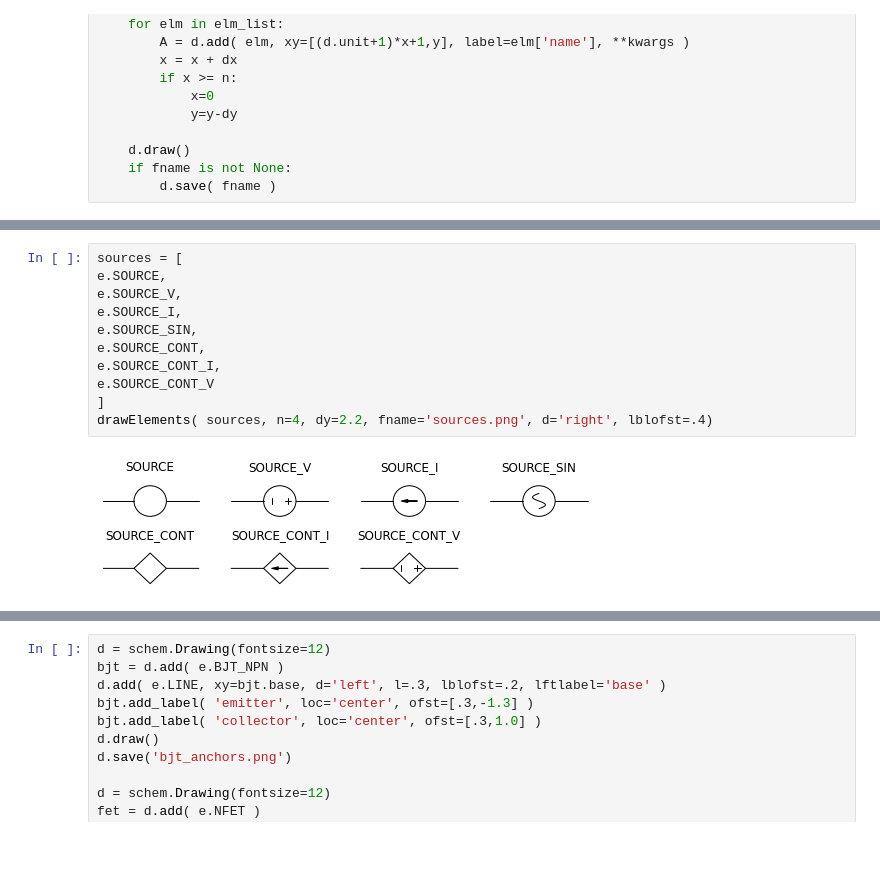
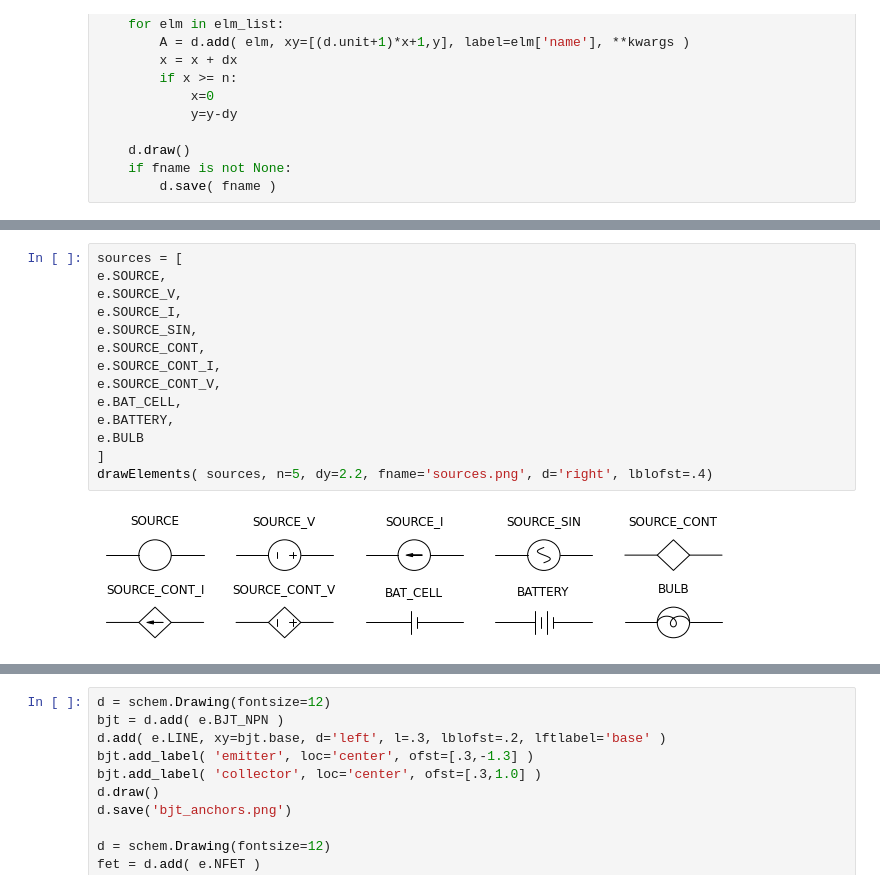
Before and after one commit to cdelker/schemdraw, a Jupyter notebook: docs/img/doc_images.ipynb, the cells around one changed output, grey strips where cells are left out. Saved outputs shown, nothing was run; the diff lists cells and outputs as text; blank space fills up the shorter version.

Commit message:
Added battery, push buttons, and speaker.

```diff
--- a/docs/img/doc_images.ipynb
+++ b/docs/img/doc_images.ipynb
@@ -44,16 +44,19 @@ drawElements(elements_2term, n=4, fname='2term.png', lblofst=.6, lblloc='center'
 # %%
 sources = [
 e.SOURCE,
 e.SOURCE_V,
 e.SOURCE_I,
 e.SOURCE_SIN,
 e.SOURCE_CONT,
 e.SOURCE_CONT_I,
-e.SOURCE_CONT_V
+e.SOURCE_CONT_V,
+e.BAT_CELL,
+e.BATTERY,
+e.BULB
 ]
-drawElements( sources, n=4, dy=2.2, fname='sources.png', d='right', lblofst=.4)
+drawElements( sources, n=5, dy=2.2, fname='sources.png', d='right', lblofst=.4)
 # %% [output]
-[figure, old version]
+[figure, new version]
 # %%
 meters = [
 e.METER_V,
```
Also changed, not shown: parts of 20 cells of this notebook, 26 other files.
